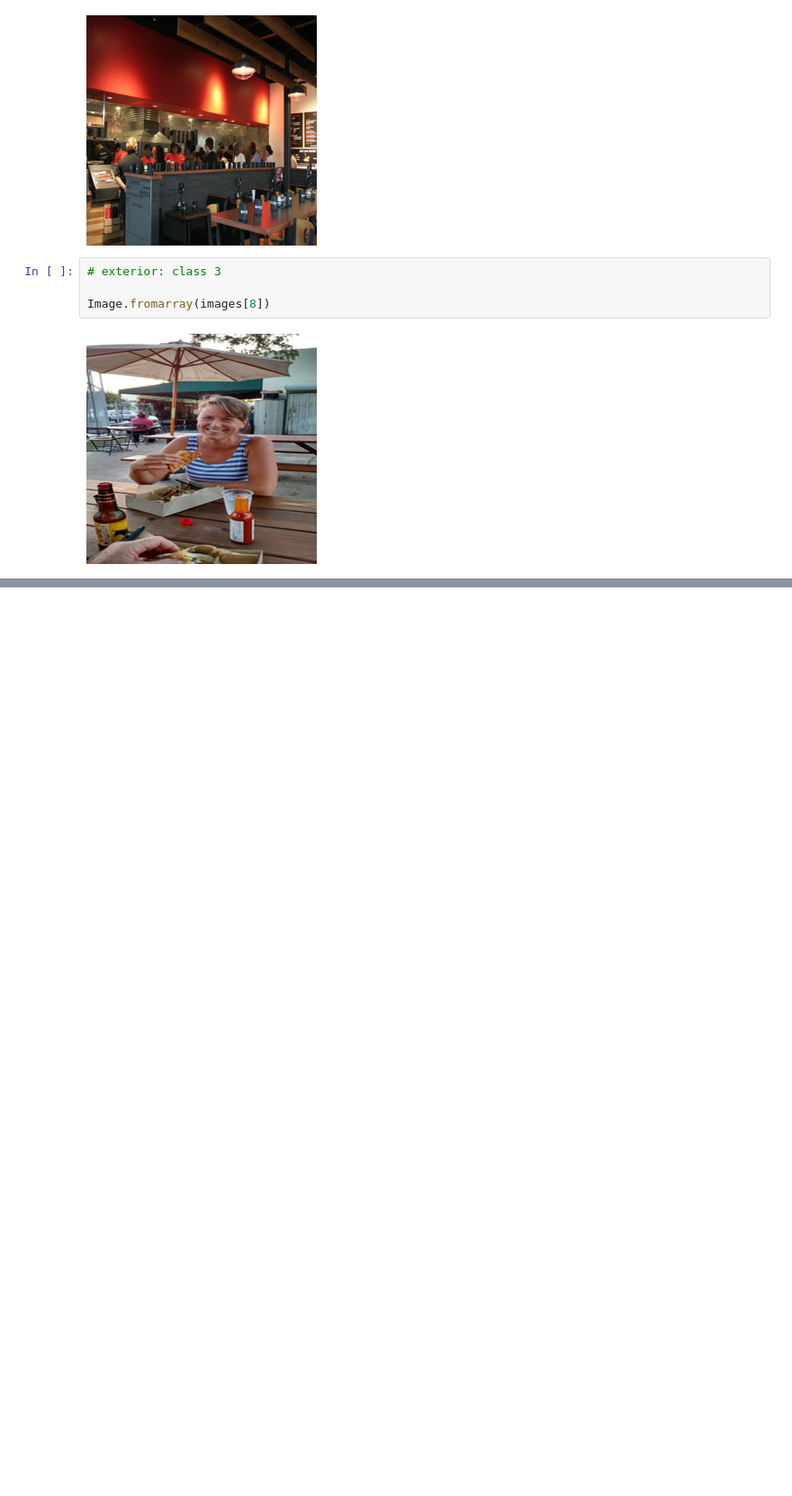
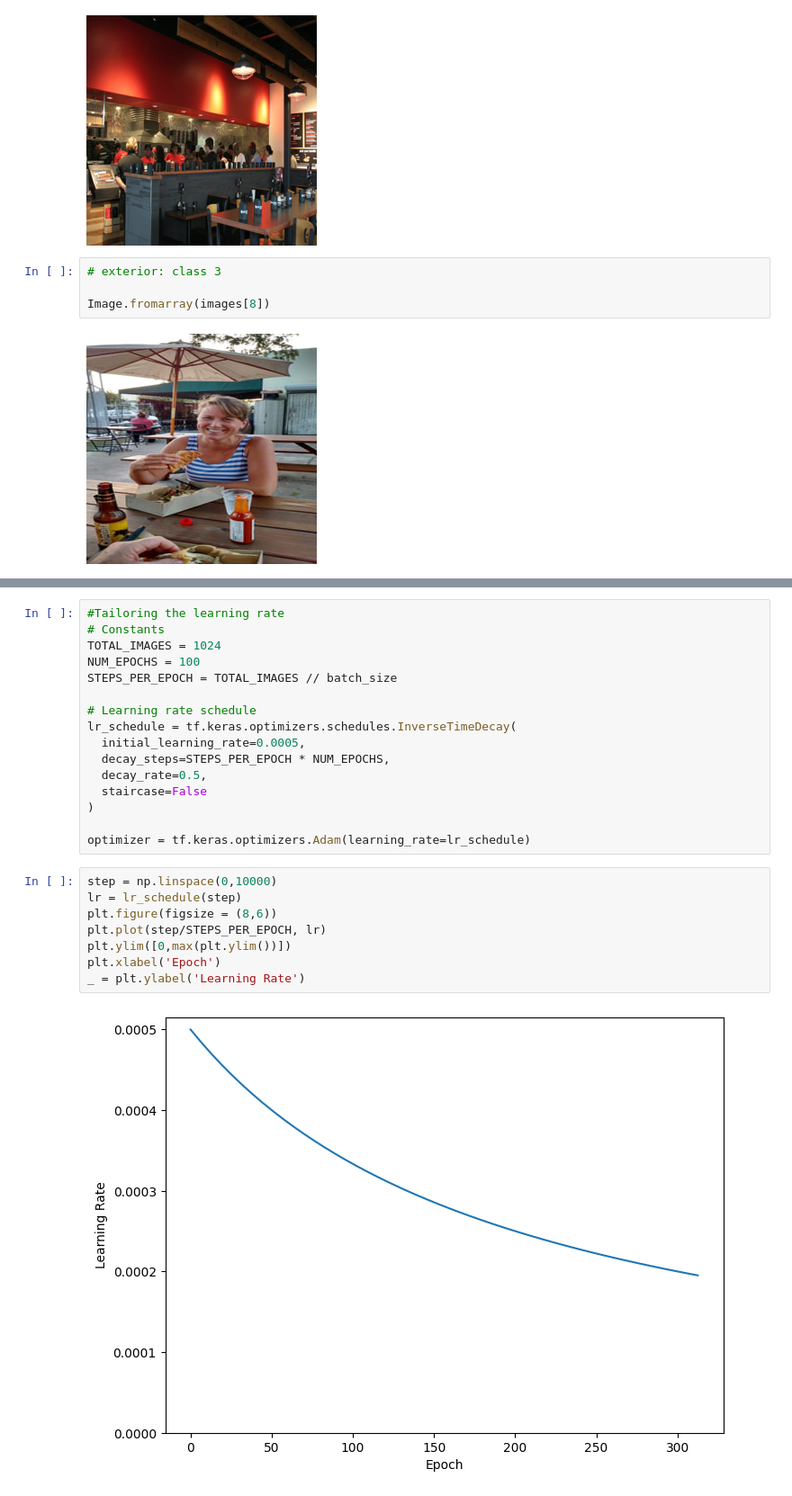
Before and after one commit to fabrizi0rigodanz0/Yelp_Photo_Classifier, a Jupyter notebook: notebook.ipynb, the cells around one changed output, grey strips where cells are left out. Shown at 90% size. Saved outputs shown, nothing was run; the diff lists cells and outputs as text; blank space fills up the shorter version.

```diff
--- a/notebook.ipynb
+++ b/notebook.ipynb
@@ -86,0 +126,26 @@ Image.fromarray(images[8])
+# %%
+#Tailoring the learning rate
+# Constants
+TOTAL_IMAGES = 1024
+NUM_EPOCHS = 100
+STEPS_PER_EPOCH = TOTAL_IMAGES // batch_size
+
+# Learning rate schedule
+lr_schedule = tf.keras.optimizers.schedules.InverseTimeDecay(
+  initial_learning_rate=0.0005,
+  decay_steps=STEPS_PER_EPOCH * NUM_EPOCHS,
+  decay_rate=0.5,
+  staircase=False
+)
+
+optimizer = tf.keras.optimizers.Adam(learning_rate=lr_schedule)
+# %%
+step = np.linspace(0,10000)
+lr = lr_schedule(step)
+plt.figure(figsize = (8,6))
+plt.plot(step/STEPS_PER_EPOCH, lr)
+plt.ylim([0,max(plt.ylim())])
+plt.xlabel('Epoch')
+_ = plt.ylabel('Learning Rate')
+# %% [output]
+[figure, added]
```
Also changed, not shown: parts of 8 cells of this notebook.
